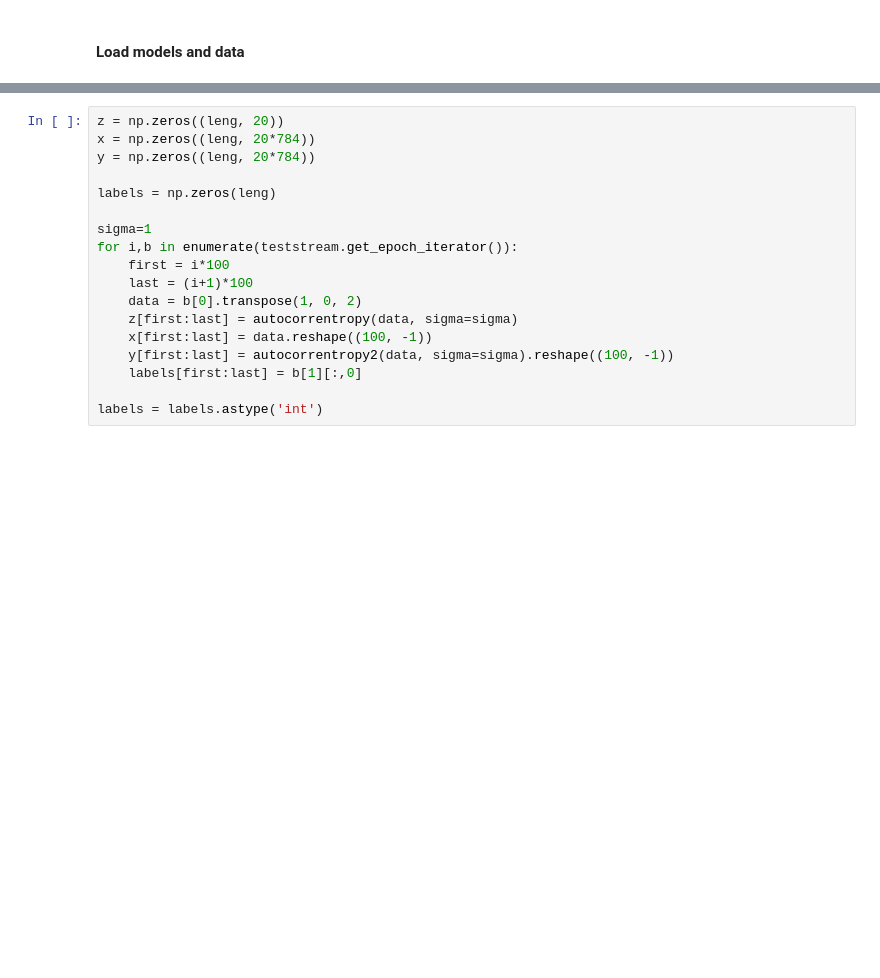
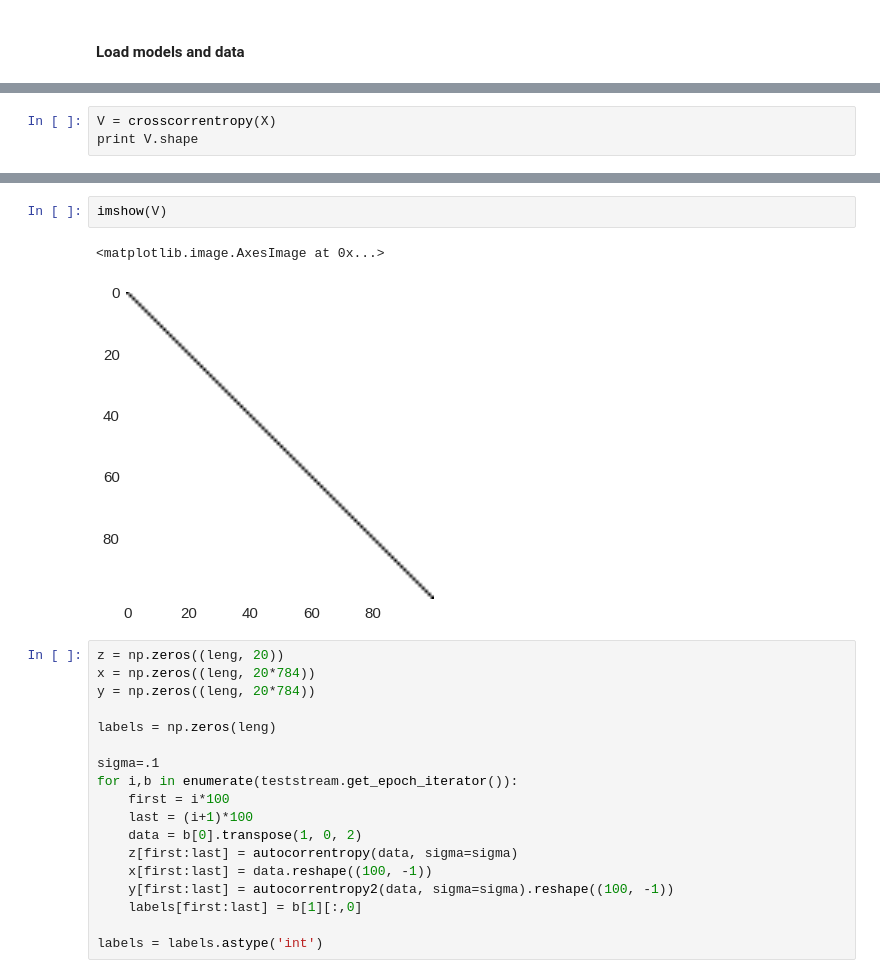
Before and after one commit to EderSantana/autocorrentropy, a Jupyter notebook: acf.ipynb, the cells around one changed output, grey strips where cells are left out. Drawn from its saved outputs; the diff is of its cells as text; blank space fills up the shorter version.

```diff
--- a/acf.ipynb
+++ b/acf.ipynb
@@ -70,0 +146,3 @@ _ = plt.plot(V[1])
+# %%
+V = crosscorrentropy(X)
+print V.shape
@@ -71,3 +155,8 @@ _ = plt.plot(V[1])
+# %%
+imshow(V)
+# %% [output]
+<matplotlib.image.AxesImage at 0x...>
+[figure, added]
 # %%
 z = np.zeros((leng, 20))
 x = np.zeros((leng, 20*784))
@@ -75,7 +164,7 @@ y = np.zeros((leng, 20*784))
 
 labels = np.zeros(leng)
 
-sigma=1
+sigma=.1
 for i,b in enumerate(teststream.get_epoch_iterator()):
     first = i*100
     last = (i+1)*100
```
Also changed, not shown: parts of 26 cells of this notebook.
